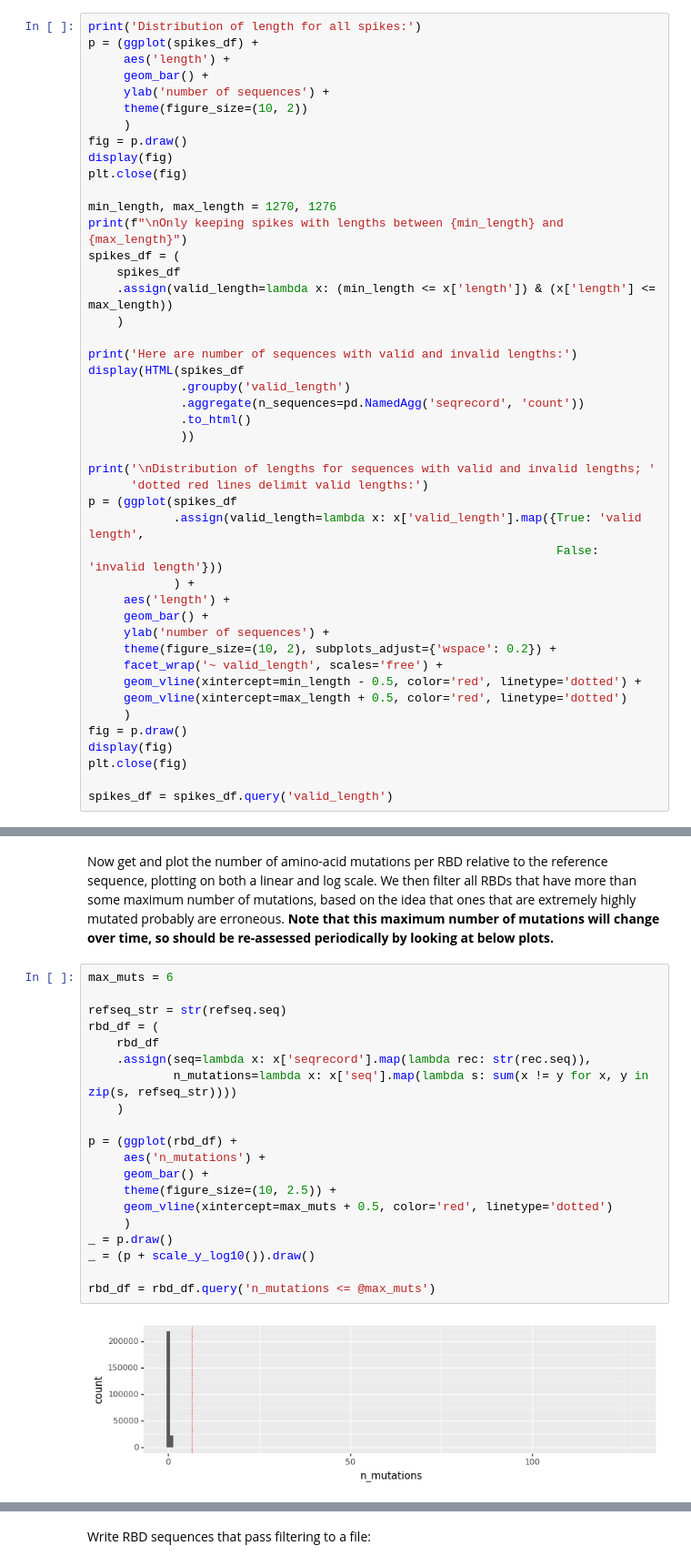
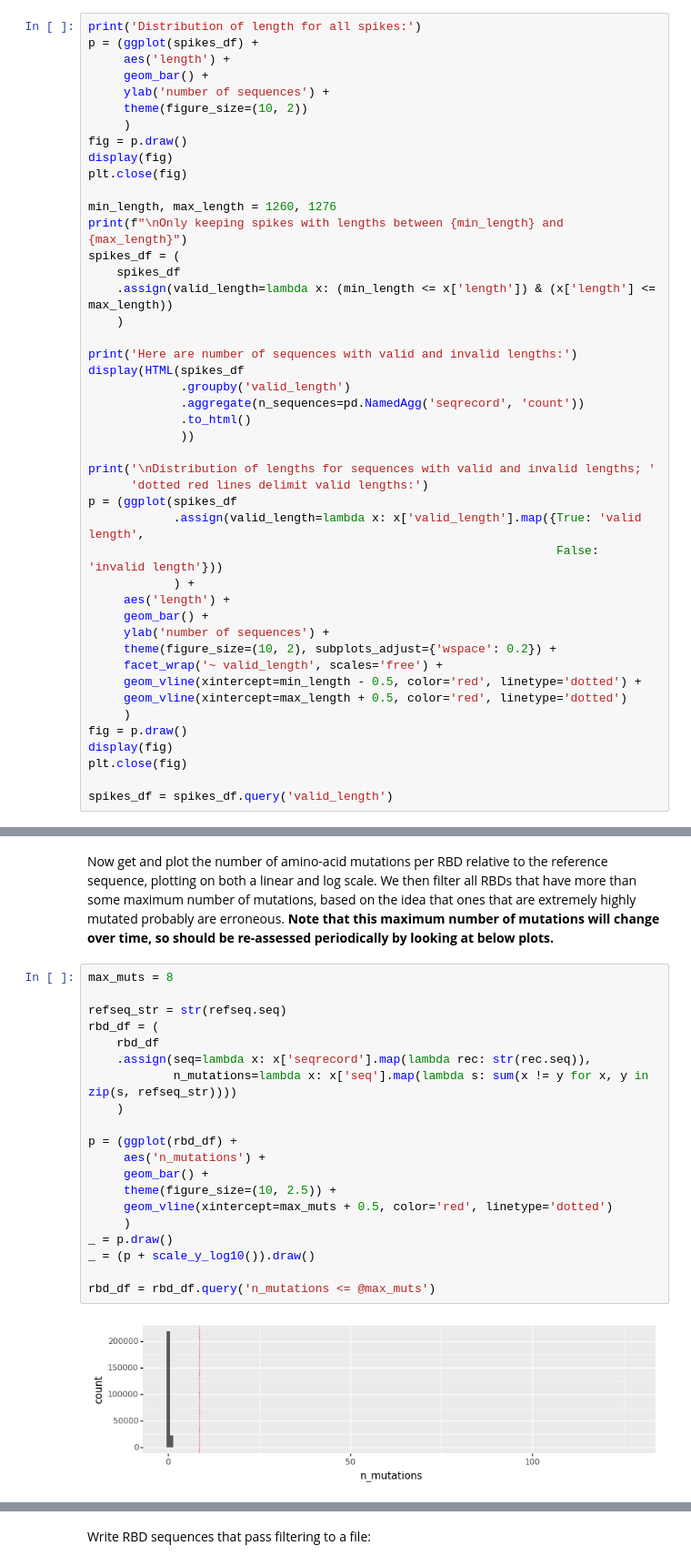
Before and after one commit to jbloomlab/SARS-CoV-2-RBD_MAP_HAARVI_sera, a Jupyter notebook: gisaid_rbd_mutations.ipynb, the cells around one changed output, grey strips where cells are left out. Shown: that part at 91% size. Saved outputs shown, nothing was run; the diff lists cells and outputs as text.

```diff
--- a/gisaid_rbd_mutations.ipynb
+++ b/gisaid_rbd_mutations.ipynb
@@ -102,7 +102,7 @@ fig = p.draw()
 display(fig)
 plt.close(fig)
 
-min_length, max_length = 1270, 1276
+min_length, max_length = 1260, 1276
 print(f"\nOnly keeping spikes with lengths between {min_length} and {max_length}")
 spikes_df = (
     spikes_df
@@ -295,24 +295,24 @@ Now get and plot the number of amino-acid mutations per RBD relative to the refe
 We then filter all RBDs that have more than some maximum number of mutations, based on the idea that ones that are extremely highly mutated probably are erroneous.
 **Note that this maximum number of mutations will change over time, so should be re-assessed periodically by looking at below plots.**
 # %%
-max_muts = 6
+max_muts = 8
 
 refseq_str = str(refseq.seq)
 rbd_df = (
     rbd_df
     .assign(seq=lambda x: x['seqrecord'].map(lambda rec: str(rec.seq)),
             n_mutations=lambda x: x['seq'].map(lambda s: sum(x != y for x, y in zip(s, refseq_str))))
     )
 
 p = (ggplot(rbd_df) +
      aes('n_mutations') +
      geom_bar() +
      theme(figure_size=(10, 2.5)) +
      geom_vline(xintercept=max_muts + 0.5, color='red', linetype='dotted')
      )
 _ = p.draw()
 _ = (p + scale_y_log10()).draw()
 
 rbd_df = rbd_df.query('n_mutations <= @max_muts')
 # %% [output]
-[figure, old version]
+[figure, new version]
```
Also changed, not shown: parts of 7 cells of this notebook, 12 other files.
